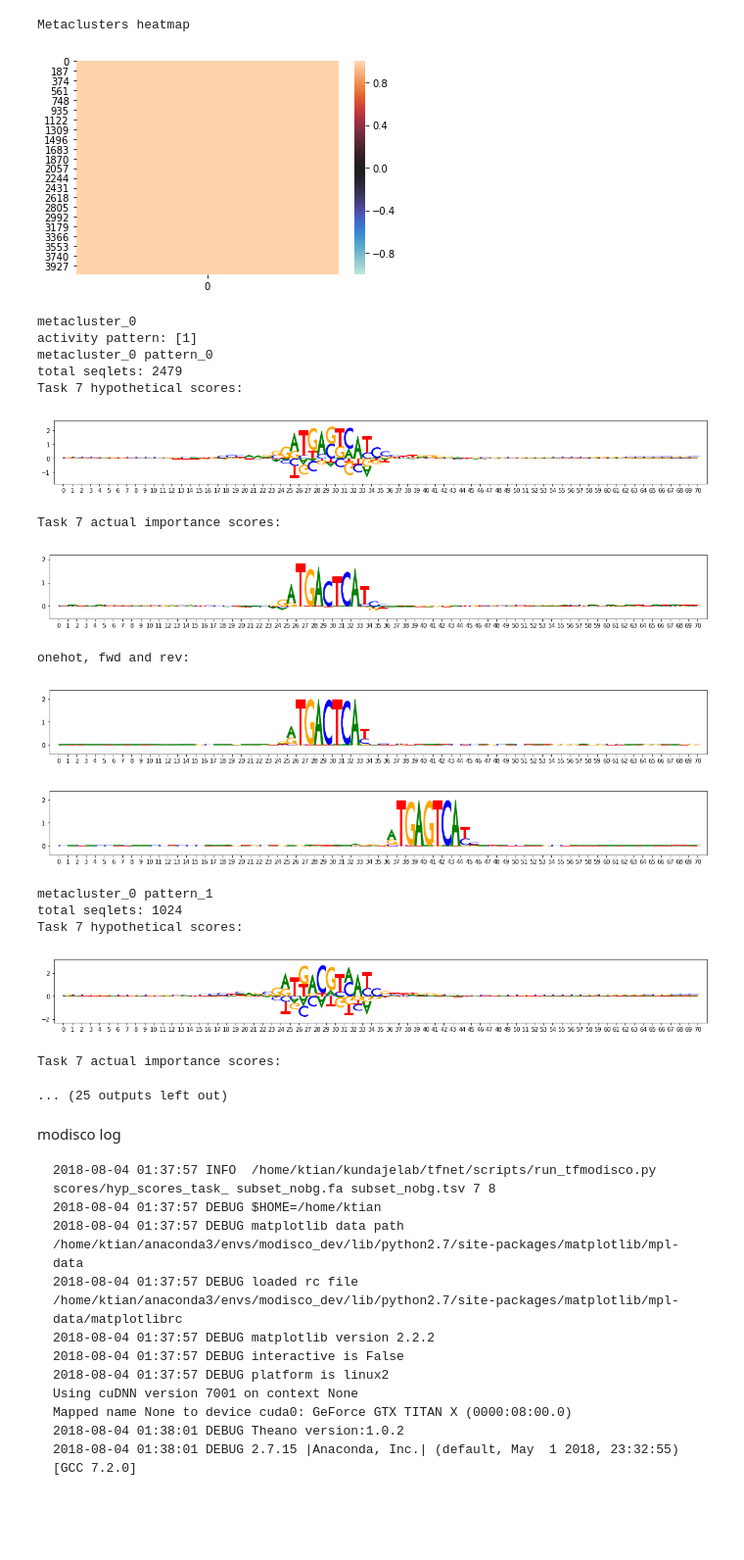
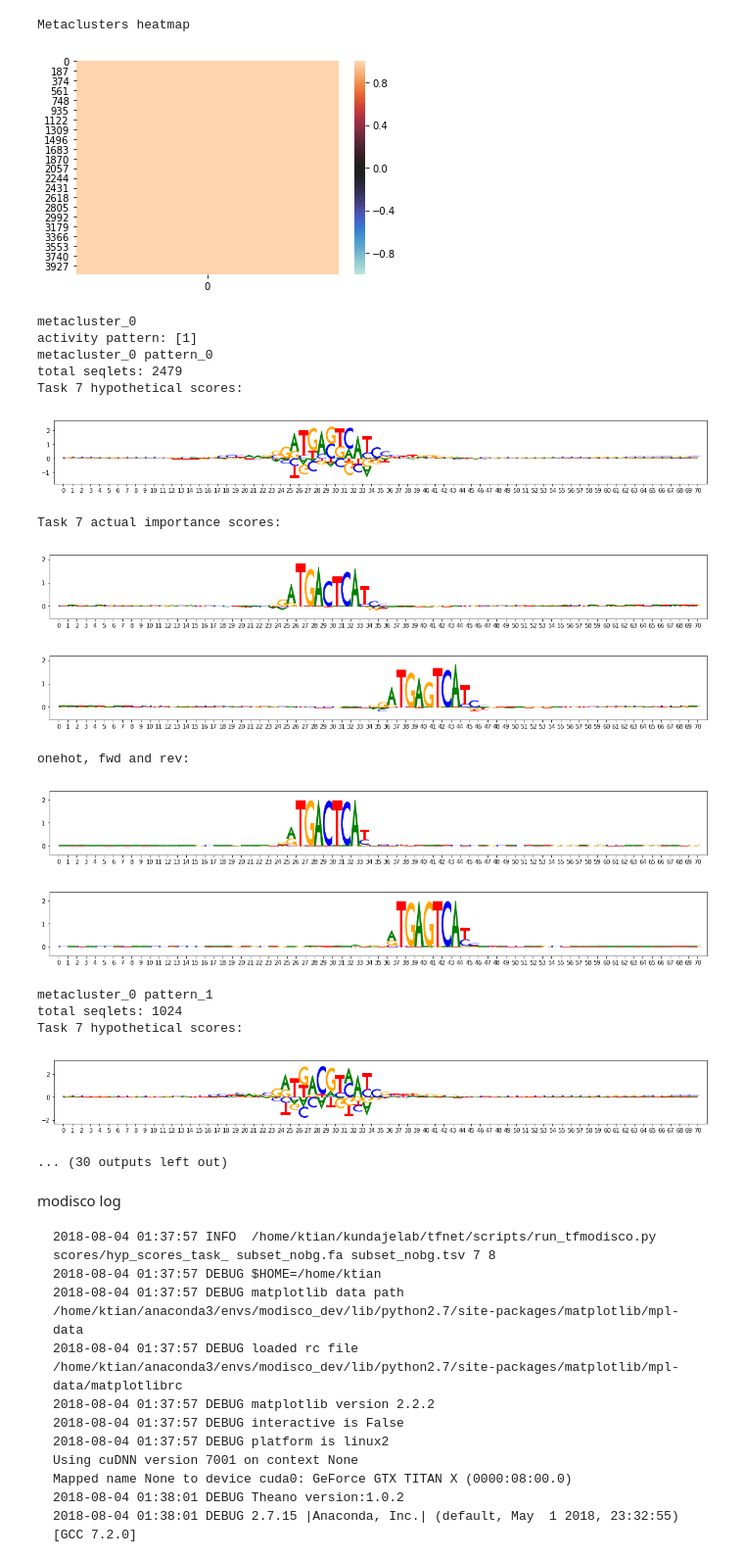
Before and after one commit to kundajelab/tfmodisco_bio_experiments, a Jupyter notebook: results/nandi/JUND/JUND_18_07_31/tfmodisco-visualization-JUND-HepG2-ENCSR000EEI.ipynb, the cells around one changed output. Shown at 98% size. Cells and saved outputs as stored; diff of their text form; code cells hidden in the pictures; blank space fills up the shorter version.

```diff
--- a/results/nandi/JUND/JUND_18_07_31/tfmodisco-visualization-JUND-HepG2-ENCSR000EEI.ipynb
+++ b/results/nandi/JUND/JUND_18_07_31/tfmodisco-visualization-JUND-HepG2-ENCSR000EEI.ipynb
@@ -81,44 +81,43 @@ for metacluster_name in metacluster_names:
     if (len(all_pattern_names)==0):
         print("No motifs found for this activity pattern")
     for pattern_name in all_pattern_names:
         print(metacluster_name, pattern_name)
         all_patterns.append((metacluster_name, pattern_name))
         pattern = metacluster_grp["seqlets_to_patterns_result"]["patterns"][pattern_name]
         print("total seqlets:",len(pattern["seqlets_and_alnmts"]["seqlets"]))
         background = np.array([0.27, 0.23, 0.23, 0.27])
         print("Task 7 hypothetical scores:")
         viz_sequence.plot_weights(pattern["task7_hypothetical_contribs"]["fwd"])
         print("Task 7 actual importance scores:")
         viz_sequence.plot_weights(pattern["task7_contrib_scores"]["fwd"])
-
-
+        viz_sequence.plot_weights(pattern["task7_contrib_scores"]["rev"])
         print("onehot, fwd and rev:")
         viz_sequence.plot_weights(viz_sequence.ic_scale(np.array(pattern["sequence"]["fwd"]),
                                                         background=background))
         viz_sequence.plot_weights(viz_sequence.ic_scale(np.array(pattern["sequence"]["rev"]),
                                                         background=background))
 
 hdf5_results.close()
 # %% [output]
 Metaclusters heatmap
 [figure]
 metacluster_0
 activity pattern: [1]
 metacluster_0 pattern_0
 total seqlets: 2479
 Task 7 hypothetical scores:
 [figure]
 Task 7 actual importance scores:
 [figure]
+[figure, new version]
 onehot, fwd and rev:
-[figure, old version]
-[figure, old version]
+[figure, new version]
+[figure, new version]
 metacluster_0 pattern_1
 total seqlets: 1024
 Task 7 hypothetical scores:
-[figure, old version]
+[figure, added]
-Task 7 actual importance scores:
+... (30 outputs left out)
-... (25 outputs left out)
 # %% [markdown]
 modisco log
 
```
Also changed, not shown: parts of 1 cell of this notebook, 3 other files.
